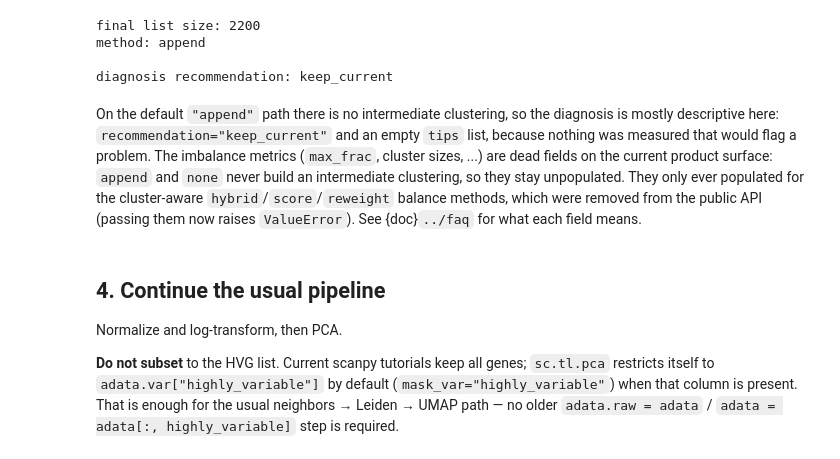
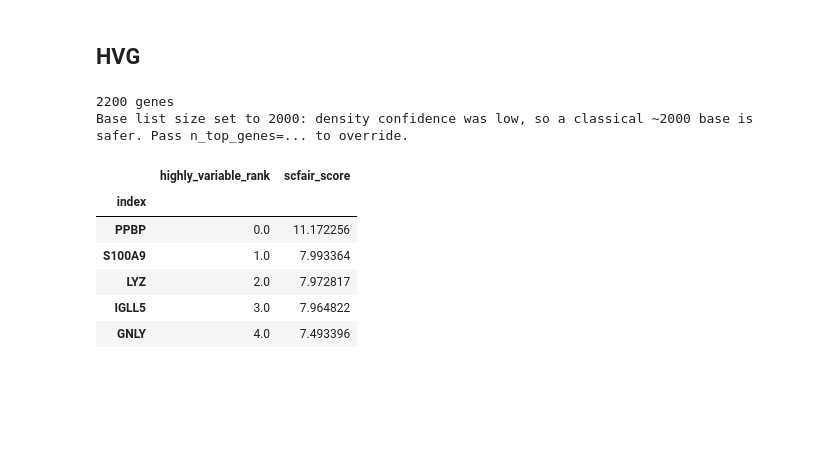
Before and after one commit to leelieber2025/scFair, a Jupyter notebook: docs/tutorials/pbmc3k_first_analysis.ipynb, the cells around one changed output. Cells and saved outputs as stored; diff of their text form; code cells hidden in the pictures; blank space fills up the shorter version.

```diff
--- a/docs/tutorials/pbmc3k_first_analysis.ipynb
+++ b/docs/tutorials/pbmc3k_first_analysis.ipynb
@@ -121,25 +47,22 @@ tips about whether this dataset looks like one where balancing matters.
-# %%
-h = adata.uns["scfair"]["hvg"]
-print("final list size:", h["n_highly_variable_final"])
-print("method:", h["balance_method"])
-print()
-print("diagnosis recommendation:", h["diagnosis"]["recommendation"])
-for tip in h["diagnosis"]["tips"]:
-    print("-", tip)
-# %% [output]
-final list size: 2200
-method: append
-
-diagnosis recommendation: keep_current
-# %% [markdown]
-On the default `"append"` path there is no intermediate clustering, so the diagnosis is mostly descriptive here: `recommendation="keep_current"` and an empty `tips` list, because nothing was measured that would flag a problem. The imbalance metrics (`max_frac`, cluster sizes, ...) are dead fields on the current product surface: `append` and `none` never build an intermediate clustering, so they stay unpopulated. They only ever populated for the cluster-aware `hybrid`/`score`/`reweight` balance methods, which were removed from the public API (passing them now raises `ValueError`). See {doc}`../faq` for what each field means.
-# %% [markdown]
-## 4. Continue the usual pipeline
-
-Normalize and log-transform, then PCA.
-
-**Do not subset** to the HVG list. Current scanpy tutorials keep all genes;
-`sc.tl.pca` restricts itself to `adata.var["highly_variable"]` by default
-(`mask_var="highly_variable"`) when that column is present. That is enough for
-the usual neighbors → Leiden → UMAP path — no older
-`adata.raw = adata` / `adata = adata[:, highly_variable]` step is required.
+# %% [markdown]
+## HVG
+# %%
+scf.pp.highly_variable_genes(adata, progress=False)
+
+h = adata.uns["scfair"]["hvg"]
+print(h["n_highly_variable_final"], "genes")
+print(h.get("auto_message"))
+adata.var.loc[
+    adata.var["highly_variable"],
+    ["highly_variable_rank", "scfair_score"],
+].sort_values("highly_variable_rank").head()
+# %% [output]
+2200 genes
+Base list size set to 2000: density confidence was low, so a classical ~2000 base is safer. Pass n_top_genes=... to override.
+|  | highly_variable_rank | scfair_score |
+| index |  |  |
+| PPBP | 0.0 | 11.172256 |
+| S100A9 | 1.0 | 7.993364 |
+| LYZ | 2.0 | 7.972817 |
+| IGLL5 | 3.0 | 7.964822 |
+| GNLY | 4.0 | 7.493396 |
```
Also changed, not shown: parts of 21 cells of this notebook, 35 other files.
